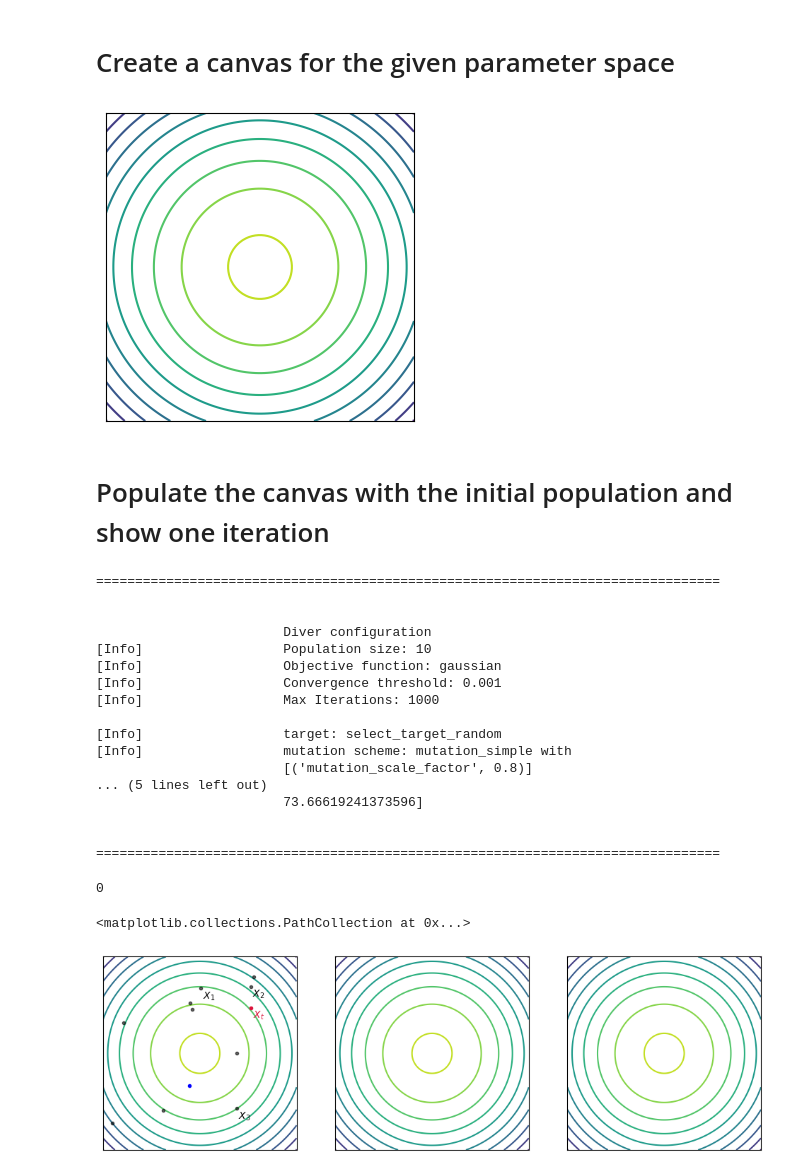
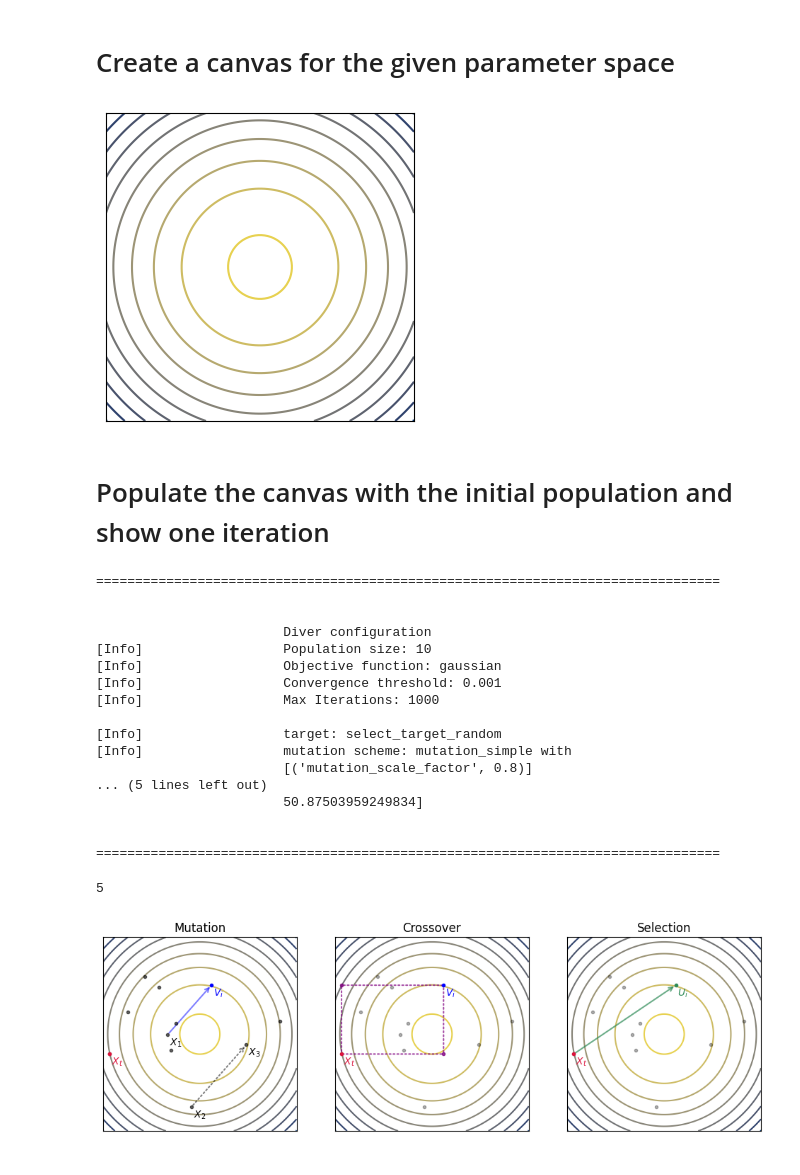
Before and after one commit to vallereichi/mssmscanning, a Jupyter notebook: Diver/evaluation.ipynb, the cells around one changed output. Saved outputs shown, nothing was run; the diff lists cells and outputs as text; code cells hidden in the pictures.

```diff
--- a/Diver/evaluation.ipynb
+++ b/Diver/evaluation.ipynb
@@ -57,17 +57,17 @@ def create_canvas(fig: plt.Figure, ax: plt.Axes) -> None:
     ax.set_xticks([])
     ax.set_yticks([])
     ax.set_aspect('equal')
-    ax.contour(X,Y,Z, levels=10)
+    ax.contour(X,Y,Z, levels=10, cmap='cividis')
 
 create_canvas(fig, ax)
 # %% [output]
-[figure, old version]
+[figure, new version]
 # %% [markdown]
 # Populate the canvas with the initial population and show one iteration
 # %%
 diver_example = Diver(parameter_space, obj_func, population_size=NP)
+target_vector, target_vector_id = diver_example.select_target_index(index=5)
 populations, improvements, update_times = diver_example.run()
-target_vector, target_vector_id = diver_example.select_target_random()
 # %% [output]
 ================================================================================
 
@@ -82,41 +82,77 @@ target_vector, target_vector_id = diver_example.select_target_random()
 [Info]                  mutation scheme: mutation_simple with
                         [('mutation_scale_factor', 0.8)]
 ... (5 lines left out)
-                        73.66619241373596]
+                        50.87503959249834]
 
 
 ================================================================================
 # %%
 target_vector_id
 # %% [output]
-0
+5
 # %%
 x1 = populations[0][1]
 x2 = populations[0][2]
 x3 = populations[0][3]
 
 donor_vector = [x1[i] + 0.8 * (x3[i] - x2[i]) for i in range(len(x1))]
+# %%
+trial_vector = diver_example.crossover(target_vector, donor_vector, crossover_rate=0.8)
 # %%
 points_x = np.array(populations[0]).T[0]
 points_y = np.array(populations[0]).T[1]
 # %%
 fig = plt.figure(figsize=(12, 4))
 ax1 = fig.add_subplot(131)
 ax2 = fig.add_subplot(132)
 ax3 = fig.add_subplot(133)
 
 create_canvas(fig, ax1)
 create_canvas(fig, ax2)
 create_canvas(fig, ax3)
 
+ax1.set_title("Mutation")
+ax2.set_title("Crossover")
+ax3.set_title("Selection")
+
+
+
 ax1.scatter(points_x, points_y, marker='.', color='black', alpha=0.6, zorder=100)
 ax1.scatter(target_vector[0], target_vector[1], marker='.', color='crimson', zorder=100)
 ax1.text(target_vector[0] + 1, target_vector[1] - 1, "$X_t$", color='crimson', ha='left', va='top')
 ax1.text(x1[0] + 1, x1[1] - 1, "$X_1$", color='black', ha='left', va='top')
 ax1.text(x2[0] + 1, x2[1] - 1, "$X_2$", color='black', ha='left', va='top')
 ax1.text(x3[0] + 1, x3[1] - 1, "$X_3$", color='black', ha='left', va='top')
 ax1.scatter(donor_vector[0], donor_vector[1], marker='.', color='blue', zorder=100)
-ax1.text(donor_vector[0] + 1, donor_vector[1] - 1, "$V_i$", color='black', ha='left', va='top')
+ax1.text(donor_vector[0] + 1, donor_vector[1] - 1, "$V_i$", color='blue', ha='left', va='top')
+ax1.annotate("", xy=(donor_vector[0], donor_vector[1]), xytext=(x1[0], x1[1]), arrowprops=dict(arrowstyle="->", color='blue', lw=1.5, alpha=0.5))
+ax1.annotate("", xy=(x3[0], x3[1]), xytext=(x2[0], x2[1]), arrowprops=dict(arrowstyle="->", color='black', linestyle='dotted', lw=1.5, alpha=0.5))
+
+
+
+
+ax2.scatter(points_x, points_y, marker='.', color='black', alpha=0.3, zorder=100)
+ax2.scatter(target_vector[0], target_vector[1], marker='.', color='crimson', zorder=100)
+ax2.text(target_vector[0] + 1, target_vector[1] - 1, "$X_t$", color='crimson', ha='left', va='top')
+ax2.scatter(donor_vector[0], donor_vector[1], marker='.', color='blue', zorder=100)
+ax2.text(donor_vector[0] + 1, donor_vector[1] - 1, "$V_i$", color='blue', ha='left', va='top')
+ax2.scatter(target_vector[0], donor_vector[1], marker='.', color='purple', alpha=0.8, zorder=100)
+ax2.scatter(donor_vector[0], target_vector[1], marker='.', color='purple', alpha=0.8, zorder=100)
+ax2.annotate("", xy=(donor_vector[0], donor_vector[1]), xytext=(target_vector[0], donor_vector[1]), arrowprops=dict(arrowstyle='-', color='purple', lw=1.5, linestyle='dotted', alpha=0.7))
+ax2.annotate("", xy=(donor_vector[0], donor_vector[1]), xytext=(donor_vector[0], target_vector[1]), arrowprops=dict(arrowstyle='-', color='purple', lw=1.5, linestyle='dotted', alpha=0.7))
+ax2.annotate("", xy=(target_vector[0], target_vector[1]), xytext=(target_vector[0], donor_vector[1]), arrowprops=dict(arrowstyle='-', color='purple', lw=1.5, linestyle='dotted', alpha=0.7))
+ax2.annotate("", xy=(target_vector[0], target_vector[1]), xytext=(donor_vector[0], target_vector[1]), arrowprops=dict(arrowstyle='-', color='purple', lw=1.5, linestyle='dotted', alpha=0.7))
+
+
+
+
+ax3.scatter(points_x, points_y, marker='.', color='black', alpha=0.3, zorder=100)
+ax3.scatter(target_vector[0], target_vector[1], marker='.', color='crimson', zorder=100)
+ax3.text(target_vector[0] + 1, target_vector[1] - 1, "$X_t$", color='crimson', ha='left', va='top')
+ax3.scatter(trial_vector[0], trial_vector[1], marker='.', color='seagreen', zorder=100)
+ax3.text(trial_vector[0] + 1, trial_vector[1] -1, "$U_i$", color='seagreen', ha='left', va='top')
+ax3.annotate("", xy=(trial_vector[0], trial_vector[1]), xytext=(target_vector[0], target_vector[1]), arrowprops=dict(arrowstyle='->', color='seagreen', lw=1.5, alpha=0.7))
+
+# fig.savefig("./plots/diver_example.svg")
 # %% [output]
-<matplotlib.collections.PathCollection at 0x...>
-[figure, old version]
+[figure, new version]
```
Also changed, not shown: parts of 1 cell of this notebook, 4 other files.
